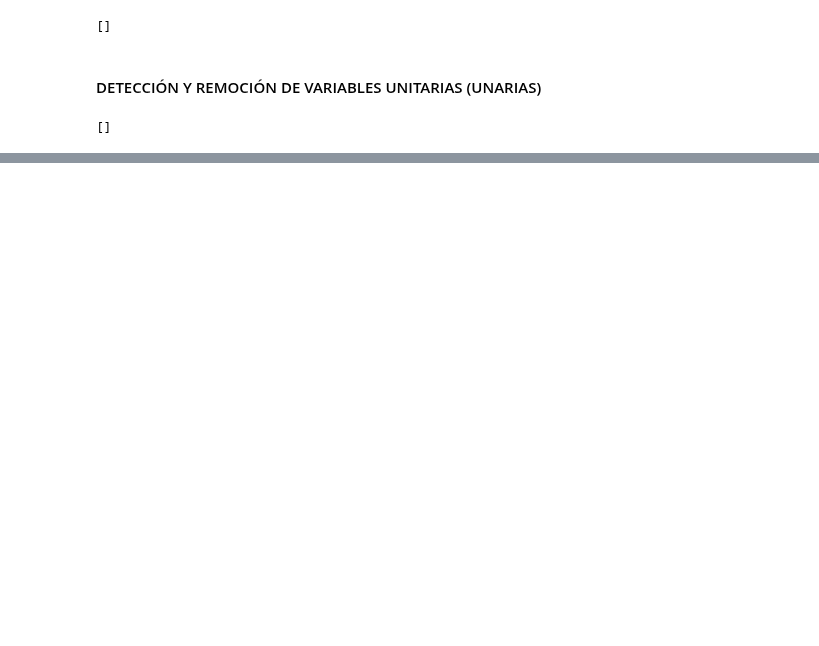
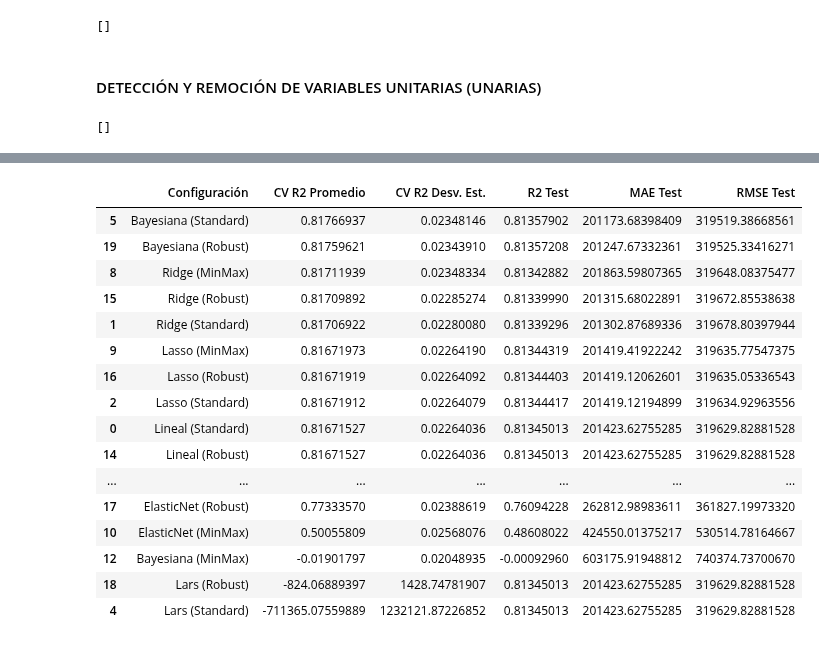
Before and after one commit to JimelopR/-Titulacion-DiplomadoCienciaDeDatos, a Jupyter notebook: Modulo2/Practica2/NotebookInicialPractica2.ipynb, the cells around one changed output, grey strips where cells are left out. Saved outputs shown, nothing was run; the diff lists cells and outputs as text; code cells hidden in the pictures; blank space fills up the shorter version.

```diff
--- a/Modulo2/Practica2/NotebookInicialPractica2.ipynb
+++ b/Modulo2/Practica2/NotebookInicialPractica2.ipynb
@@ -462,0 +834,3 @@ df_sin_outliers.head()
+# %%
+y_continuo= df_final.views_video
+y_continuo.sample(10)
@@ -462,0 +855,3 @@ df_sin_outliers.head()
+# %%
+X = df_final.drop(columns=['views_video'])
+y = y_continuo
@@ -462,0 +860,5 @@ df_sin_outliers.head()
+# %%
+X_train, X_test, y_train, y_test = train_test_split(X, y, test_size=0.3)
+# %%
+ls_cont.remove("conteo_real_comentarios")
+ls_cont.remove("views_video")
@@ -462,0 +885,71 @@ df_sin_outliers.head()
+# %%
+#Definición de Escaladores y Modelos
+escaladores = {
+    'Standard': StandardScaler(),
+    'MinMax': MinMaxScaler(),
+    'Robust':RobustScaler()
+}
+
+modelos = {
+    'Lineal': LinearRegression(),
+    'Ridge': Ridge(),
+    'Lasso': Lasso(),
+    'ElasticNet': ElasticNet(),
+    'Lars': Lars(),
+    'Bayesiana': BayesianRidge(),
+    'SGD': SGDRegressor(max_iter=1000, tol=1e-3) # El optimizador rápido
+}
+
+resultados_cv = []
+# Solo escalamos las continuas, las binarias (0/1) pasan directo
+for esc_nombre, esc in escaladores.items():
+    prepro = ColumnTransformer(transformers=[
+        ('num', esc, ls_cont),
+        ('bin', 'passthrough', ls_bin)
+    ])
+
+    for mod_nombre, mod in modelos.items():
+        pipeline = Pipeline([('prepro', prepro), ('regresor', mod)])
+
+        # Cross-Validation
+        cv_scores = cross_val_score(pipeline, X_train, y_train, cv=4, scoring='r2')
+        cv_mean = cv_scores.mean()
+        cv_std = cv_scores.std() # Qué tanto varían los resultados
+
+        # Entrenamiento final para métricas de Test
+        pipeline.fit(X_train, y_train)
+        y_pred = pipeline.predict(X_test)
+
+        r2_test = r2_score(y_test, y_pred)
+        mae = mean_absolute_error(y_test, y_pred)
+        rmse = np.sqrt(mean_squared_error(y_test, y_pred))
+
+        resultados_cv.append({
+            'Configuración': f"{mod_nombre} ({esc_nombre})",
+            'CV R2 Promedio': cv_mean,
+            'CV R2 Desv. Est.': cv_std,
+            'R2 Test': r2_test,
+            'MAE Test': mae,
+            'RMSE Test': rmse
+        })
+
+df_final = pd.DataFrame(resultados_cv).sort_values(by='CV R2 Promedio', ascending=False)
+df_final
+# %% [output]
+|  | Configuración | CV R2 Promedio | CV R2 Desv. Est. | R2 Test | MAE Test | RMSE Test |
+| 5 | Bayesiana (Standard) | 0.81766937 | 0.02348146 | 0.81357902 | 201173.68398409 | 319519.38668561 |
+| 19 | Bayesiana (Robust) | 0.81759621 | 0.02343910 | 0.81357208 | 201247.67332361 | 319525.33416271 |
+| 8 | Ridge (MinMax) | 0.81711939 | 0.02348334 | 0.81342882 | 201863.59807365 | 319648.08375477 |
+| 15 | Ridge (Robust) | 0.81709892 | 0.02285274 | 0.81339990 | 201315.68022891 | 319672.85538638 |
+| 1 | Ridge (Standard) | 0.81706922 | 0.02280080 | 0.81339296 | 201302.87689336 | 319678.80397944 |
+| 9 | Lasso (MinMax) | 0.81671973 | 0.02264190 | 0.81344319 | 201419.41922242 | 319635.77547375 |
+| 16 | Lasso (Robust) | 0.81671919 | 0.02264092 | 0.81344403 | 201419.12062601 | 319635.05336543 |
+| 2 | Lasso (Standard) | 0.81671912 | 0.02264079 | 0.81344417 | 201419.12194899 | 319634.92963556 |
+| 0 | Lineal (Standard) | 0.81671527 | 0.02264036 | 0.81345013 | 201423.62755285 | 319629.82881528 |
+| 14 | Lineal (Robust) | 0.81671527 | 0.02264036 | 0.81345013 | 201423.62755285 | 319629.82881528 |
+| ... | ... | ... | ... | ... | ... | ... |
+| 17 | ElasticNet (Robust) | 0.77333570 | 0.02388619 | 0.76094228 | 262812.98983611 | 361827.19973320 |
+| 10 | ElasticNet (MinMax) | 0.50055809 | 0.02568076 | 0.48608022 | 424550.01375217 | 530514.78164667 |
+| 12 | Bayesiana (MinMax) | -0.01901797 | 0.02048935 | -0.00092960 | 603175.91948812 | 740374.73700670 |
+| 18 | Lars (Robust) | -824.06889397 | 1428.74781907 | 0.81345013 | 201423.62755285 | 319629.82881528 |
+| 4 | Lars (Standard) | -711365.07559889 | 1232121.87226852 | 0.81345013 | 201423.62755285 | 319629.82881528 |
```
Also changed, not shown: parts of 55 cells of this notebook.
